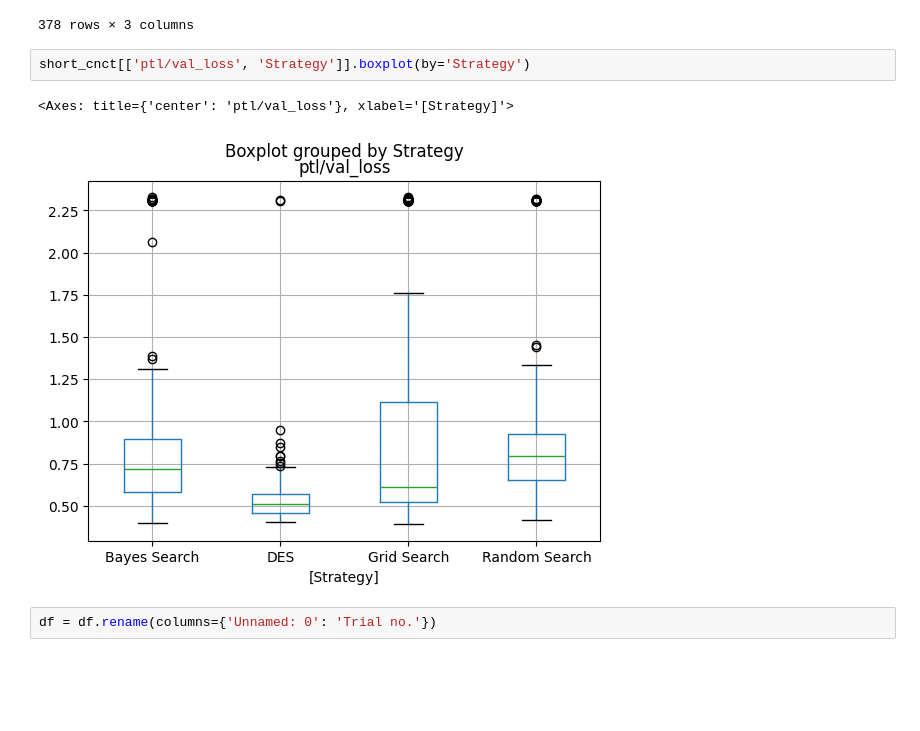
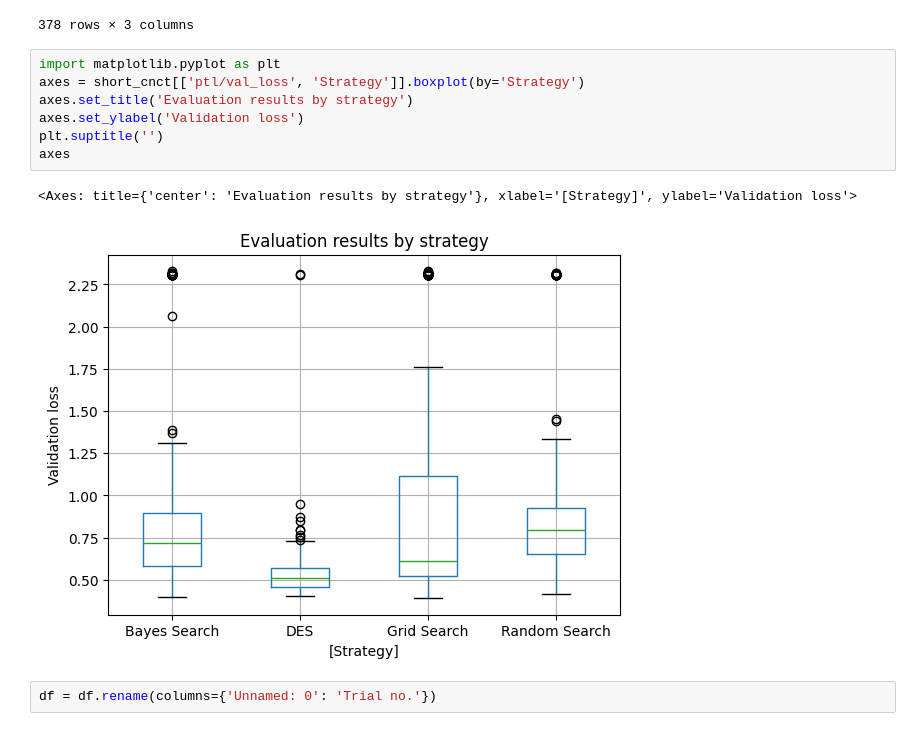
Before and after one commit to RichardStaszkiewicz/CNN-Hyperparameter-Tuning, a Jupyter notebook: Analyze_Trials.ipynb, the cells around one changed output. Drawn from its saved outputs; the diff is of its cells as text; blank space fills up the shorter version.

```diff
--- a/Analyze_Trials.ipynb
+++ b/Analyze_Trials.ipynb
@@ -98,11 +98,16 @@ short_cnct[short_cnct['Strategy'] == 'Random Search']
 | 1495 | 2.315099 | -1 | Random Search |
 | 1508 | 2.317770 | -1 | Random Search |
 378 rows × 3 columns
-# %%
-short_cnct[['ptl/val_loss', 'Strategy']].boxplot(by='Strategy')
-# %% [output]
-<Axes: title={'center': 'ptl/val_loss'}, xlabel='[Strategy]'>
-[figure, removed]
+# %%
+import matplotlib.pyplot as plt
+axes = short_cnct[['ptl/val_loss', 'Strategy']].boxplot(by='Strategy')
+axes.set_title('Evaluation results by strategy')
+axes.set_ylabel('Validation loss')
+plt.suptitle('')
+axes
+# %% [output]
+<Axes: title={'center': 'Evaluation results by strategy'}, xlabel='[Strategy]', ylabel='Validation loss'>
+[figure, added]
 # %%
 df = df.rename(columns={'Unnamed: 0': 'Trial no.'})
 # %%
```
Also changed, not shown: parts of 2 cells of this notebook, 3 other files.
